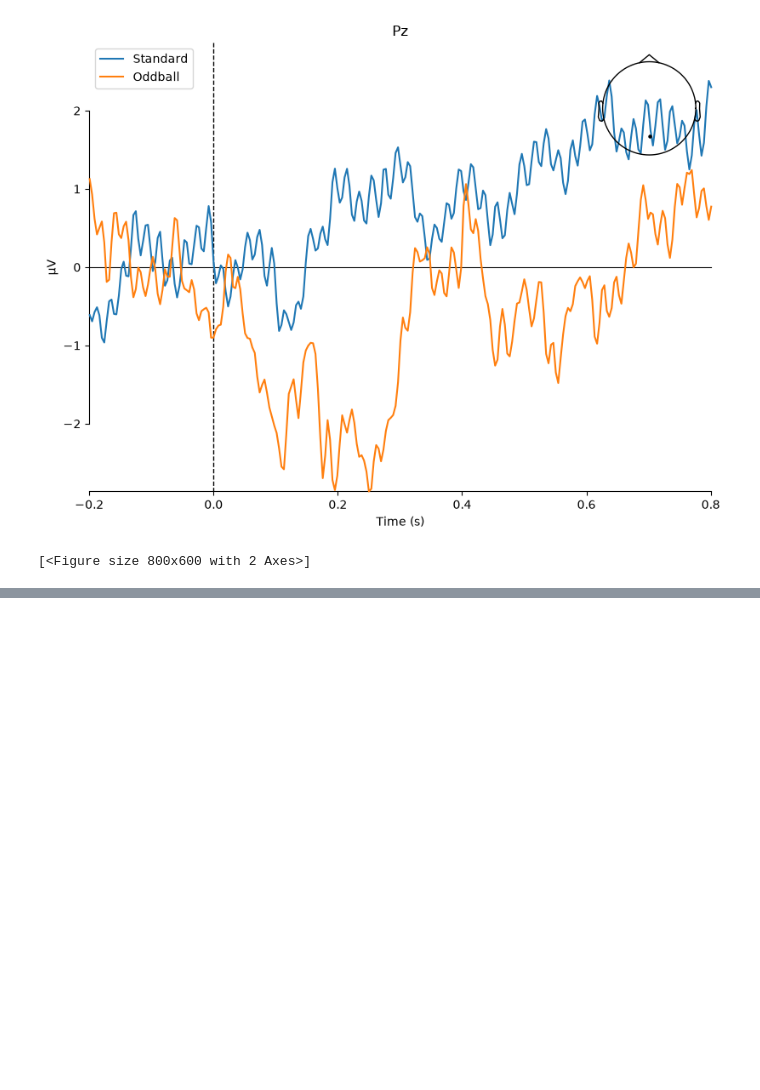
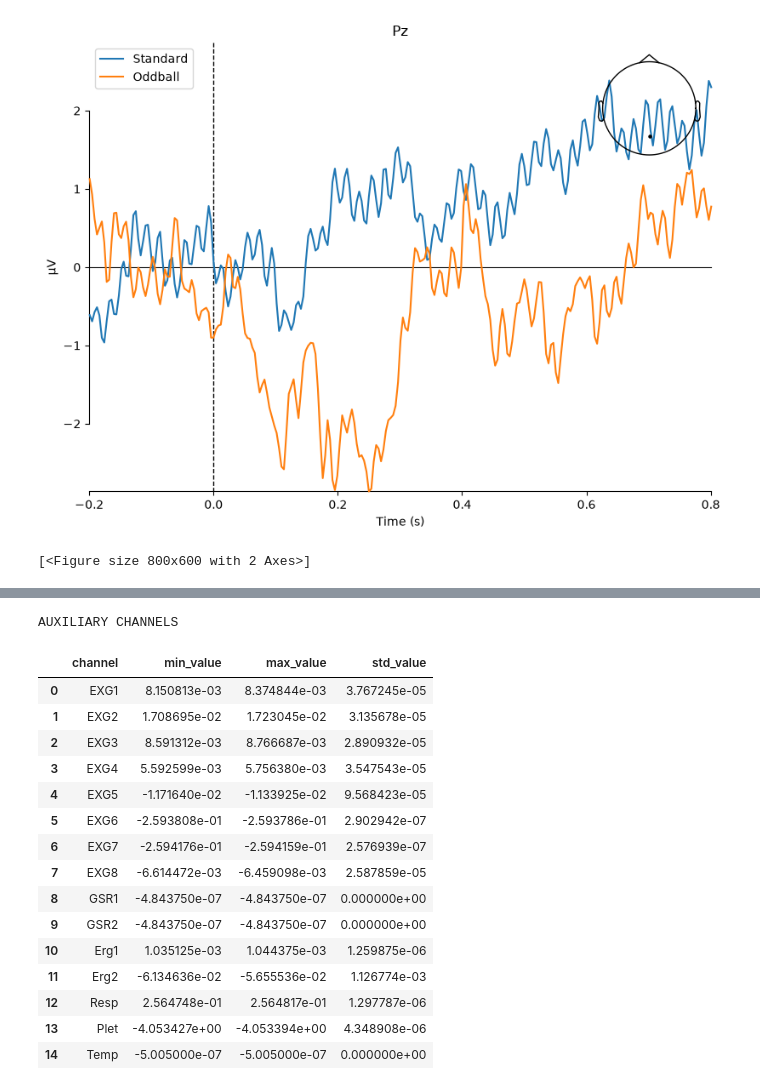
Before and after one commit to fafou7UBC/EEG_project, a Jupyter notebook: project1_openneuro/notebooks/01_explore_data.ipynb, the cells around one changed output, grey strips where cells are left out. Cells and saved outputs as stored; diff of their text form; code cells hidden in the pictures; blank space fills up the shorter version.

```diff
--- a/project1_openneuro/notebooks/01_explore_data.ipynb
+++ b/project1_openneuro/notebooks/01_explore_data.ipynb
@@ -244,0 +513,43 @@ mne.viz.plot_compare_evokeds(
+# %%
+
+# ------------------------------------------------------------
+# 8. EXPLORE AUXILIARY SIGNALS
+# ------------------------------------------------------------
+
+aux_channels = raw.ch_names[64:]
+
+aux_data = raw.get_data(
+    picks=aux_channels,
+    start=start_sample,
+    stop=stop_sample
+)
+
+# Keep native/imported units here, since not every
+# auxiliary channel represents a scalp voltage.
+aux_summary = pd.DataFrame({
+    "channel": aux_channels,
+    "min_value": aux_data.min(axis=1),
+    "max_value": aux_data.max(axis=1),
+    "std_value": aux_data.std(axis=1)
+})
+
+print("\nAUXILIARY CHANNELS")
+display(aux_summary)
+# %% [output]
+AUXILIARY CHANNELS
+|  | channel | min_value | max_value | std_value |
+| 0 | EXG1 | 8.150813e-03 | 8.374844e-03 | 3.767245e-05 |
+| 1 | EXG2 | 1.708695e-02 | 1.723045e-02 | 3.135678e-05 |
+| 2 | EXG3 | 8.591312e-03 | 8.766687e-03 | 2.890932e-05 |
+| 3 | EXG4 | 5.592599e-03 | 5.756380e-03 | 3.547543e-05 |
+| 4 | EXG5 | -1.171640e-02 | -1.133925e-02 | 9.568423e-05 |
+| 5 | EXG6 | -2.593808e-01 | -2.593786e-01 | 2.902942e-07 |
+| 6 | EXG7 | -2.594176e-01 | -2.594159e-01 | 2.576939e-07 |
+| 7 | EXG8 | -6.614472e-03 | -6.459098e-03 | 2.587859e-05 |
+| 8 | GSR1 | -4.843750e-07 | -4.843750e-07 | 0.000000e+00 |
+| 9 | GSR2 | -4.843750e-07 | -4.843750e-07 | 0.000000e+00 |
+| 10 | Erg1 | 1.035125e-03 | 1.044375e-03 | 1.259875e-06 |
+| 11 | Erg2 | -6.134636e-02 | -5.655536e-02 | 1.126774e-03 |
+| 12 | Resp | 2.564748e-01 | 2.564817e-01 | 1.297787e-06 |
+| 13 | Plet | -4.053427e+00 | -4.053394e+00 | 4.348908e-06 |
+| 14 | Temp | -5.005000e-07 | -5.005000e-07 | 0.000000e+00 |
```
Also changed, not shown: parts of 12 cells of this notebook, 3 other files.
